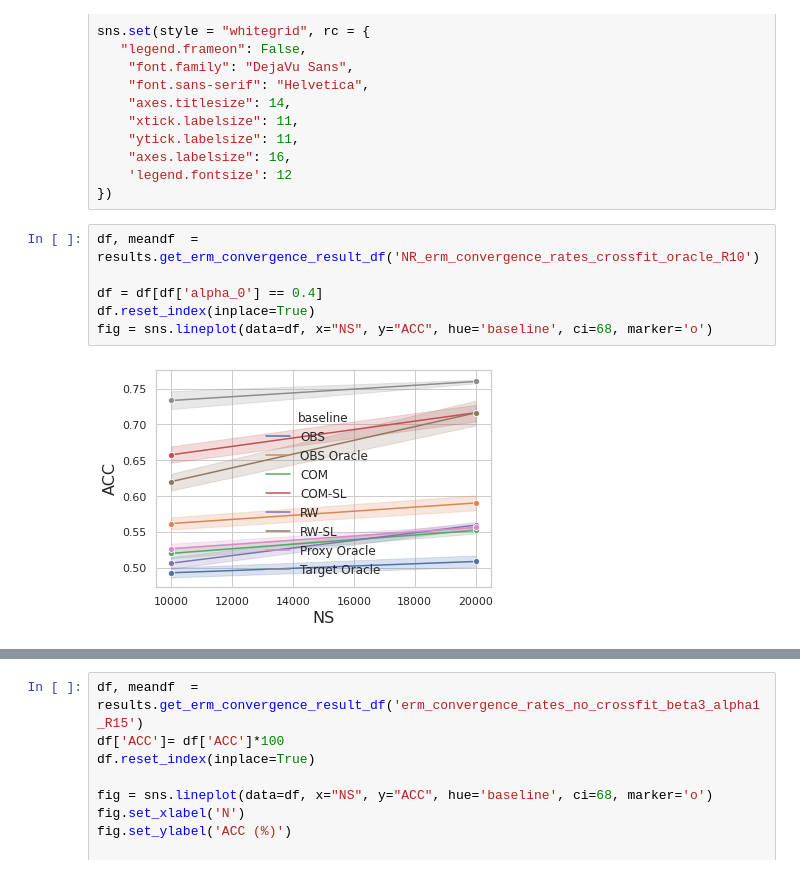
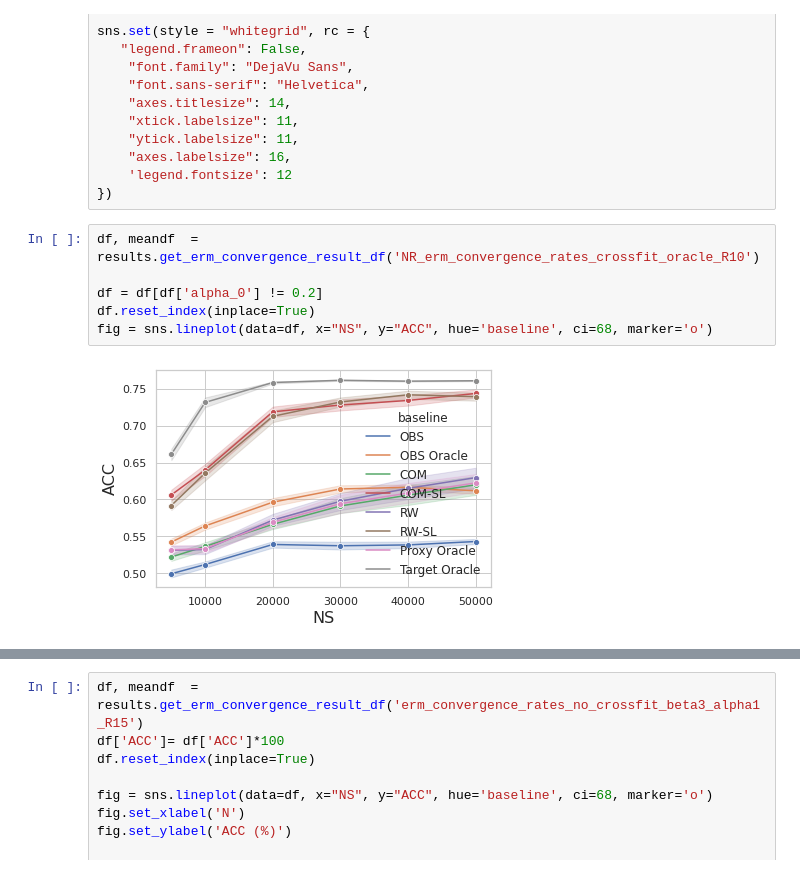
Before and after one commit to lguerdan/counterfactual-decision-support, a Jupyter notebook: notebook_results.ipynb, the cells around one changed output, grey strips where cells are left out. Drawn from its saved outputs; the diff is of its cells as text.

```diff
--- a/notebook_results.ipynb
+++ b/notebook_results.ipynb
@@ -18,8 +18,8 @@ sns.set(style = "whitegrid", rc = {
 # %%
 df, meandf  = results.get_erm_convergence_result_df('NR_erm_convergence_rates_crossfit_oracle_R10')
 
-df = df[df['alpha_0'] == 0.4]
+df = df[df['alpha_0'] != 0.2]
 df.reset_index(inplace=True)
 fig = sns.lineplot(data=df, x="NS", y="ACC", hue='baseline', ci=68, marker='o')
 # %% [output]
-[figure, old version]
+[figure, new version]
```
Also changed, not shown: parts of 13 cells of this notebook, 5 other files.
